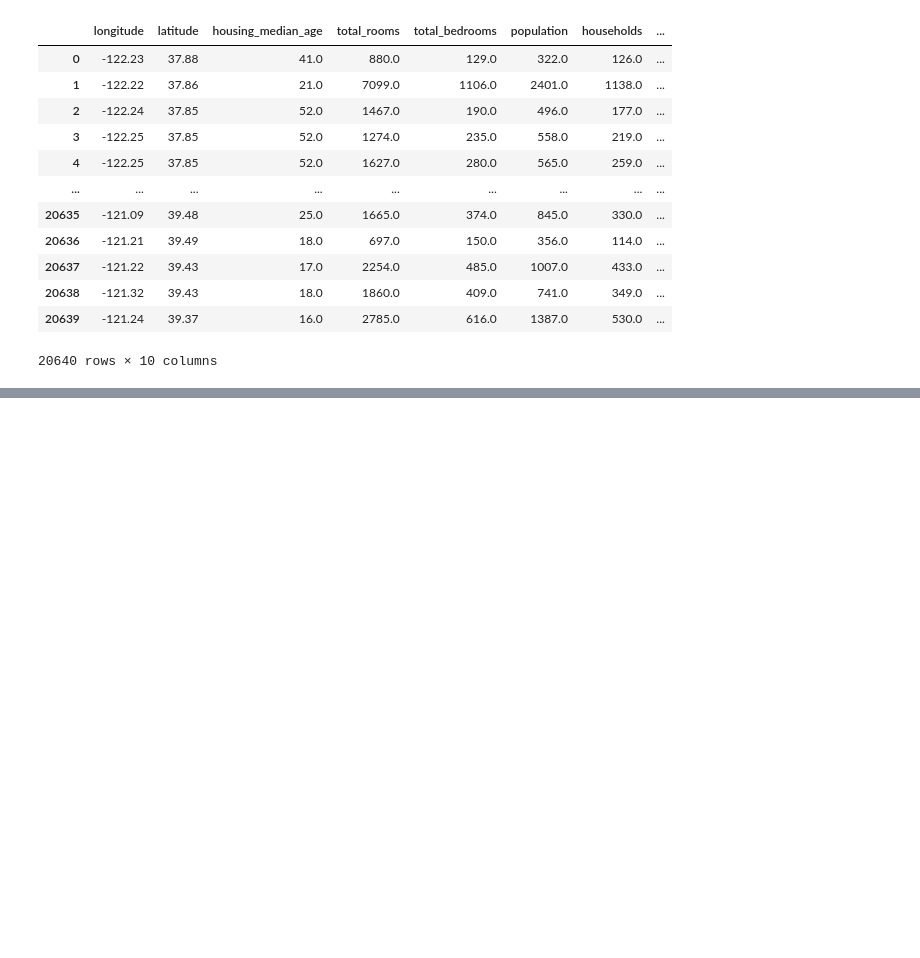
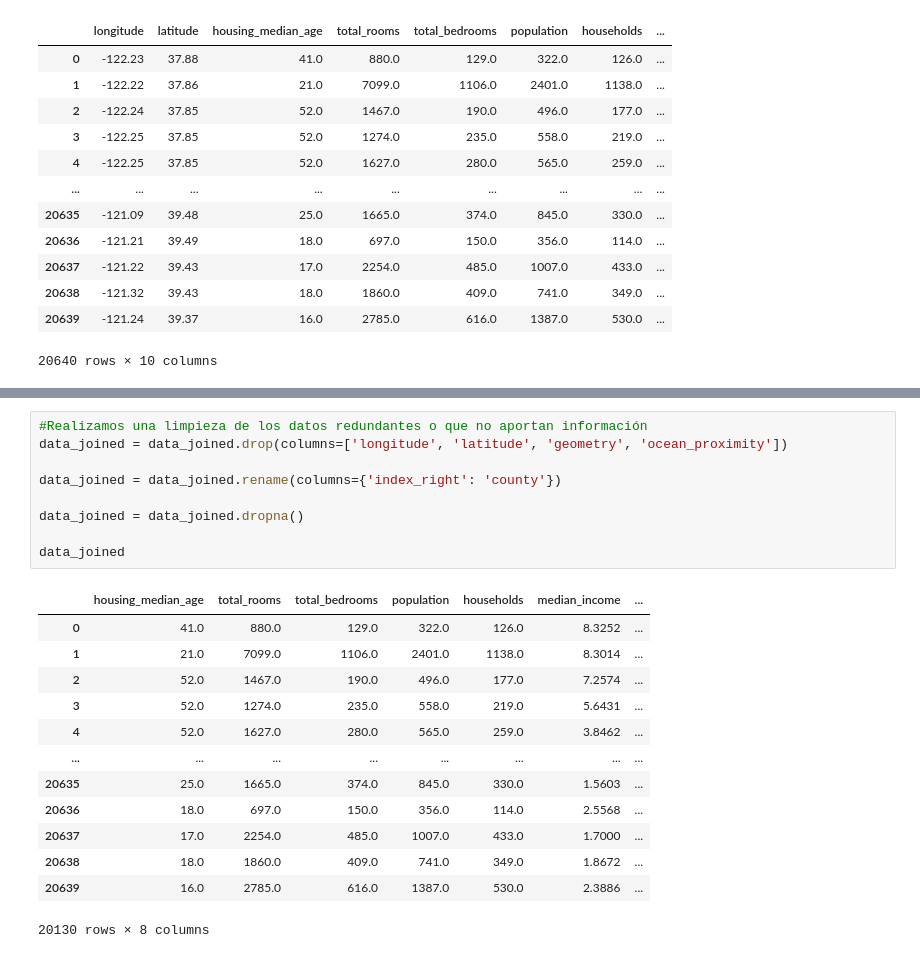
Before and after one commit to Sheifc/AI-league-42-Malaga, a Jupyter notebook: Lineal_Regression/Example_group/Doc.ipynb, the cells around one changed output, grey strips where cells are left out. Saved outputs shown, nothing was run; the diff lists cells and outputs as text; blank space fills up the shorter version.

```diff
--- a/Lineal_Regression/Example_group/Doc.ipynb
+++ b/Lineal_Regression/Example_group/Doc.ipynb
@@ -46,0 +117,23 @@ california
+# %%
+#Realizamos una limpieza de los datos redundantes o que no aportan información
+data_joined = data_joined.drop(columns=['longitude', 'latitude', 'geometry', 'ocean_proximity'])
+
+data_joined = data_joined.rename(columns={'index_right': 'county'})
+
+data_joined = data_joined.dropna()
+
+data_joined
+# %% [output]
+|  | housing_median_age | total_rooms | total_bedrooms | population | households | median_income | ... |
+| 0 | 41.0 | 880.0 | 129.0 | 322.0 | 126.0 | 8.3252 | ... |
+| 1 | 21.0 | 7099.0 | 1106.0 | 2401.0 | 1138.0 | 8.3014 | ... |
+| 2 | 52.0 | 1467.0 | 190.0 | 496.0 | 177.0 | 7.2574 | ... |
+| 3 | 52.0 | 1274.0 | 235.0 | 558.0 | 219.0 | 5.6431 | ... |
+| 4 | 52.0 | 1627.0 | 280.0 | 565.0 | 259.0 | 3.8462 | ... |
+| ... | ... | ... | ... | ... | ... | ... | ... |
+| 20635 | 25.0 | 1665.0 | 374.0 | 845.0 | 330.0 | 1.5603 | ... |
+| 20636 | 18.0 | 697.0 | 150.0 | 356.0 | 114.0 | 2.5568 | ... |
+| 20637 | 17.0 | 2254.0 | 485.0 | 1007.0 | 433.0 | 1.7000 | ... |
+| 20638 | 18.0 | 1860.0 | 409.0 | 741.0 | 349.0 | 1.8672 | ... |
+| 20639 | 16.0 | 2785.0 | 616.0 | 1387.0 | 530.0 | 2.3886 | ... |
+20130 rows × 8 columns
```
Also changed, not shown: parts of 7 cells of this notebook.
